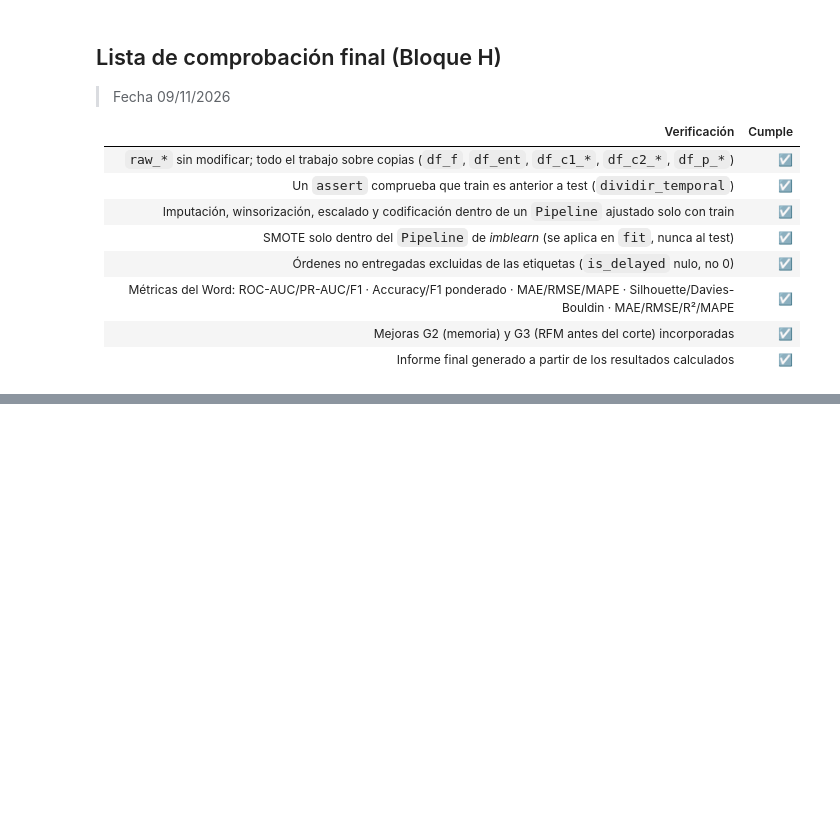
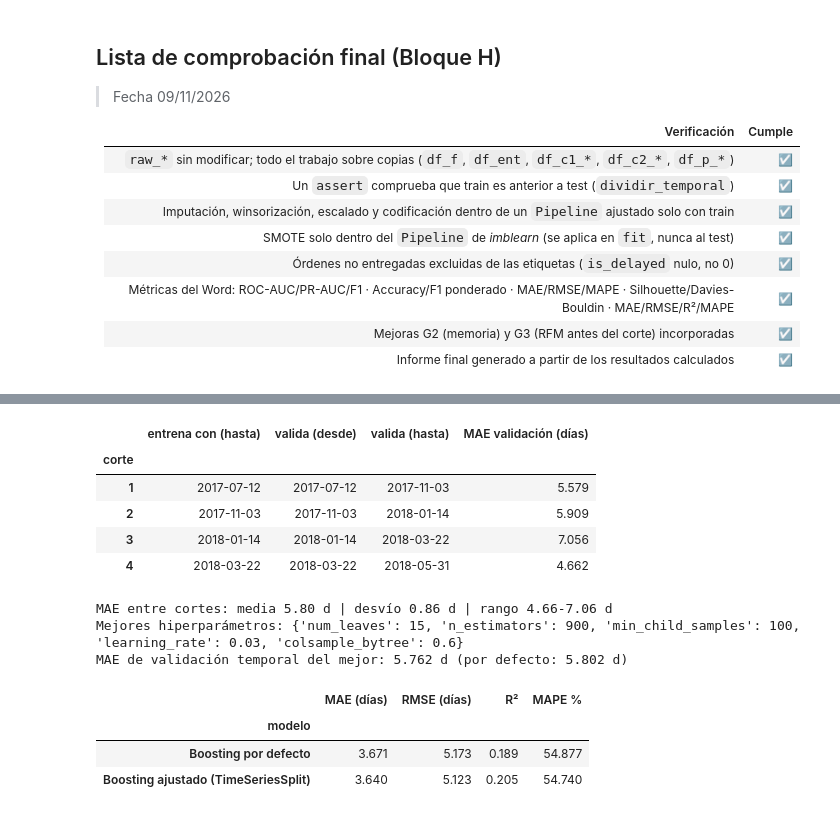
Before and after one commit to cmauriciocrescente-upc/Dataset-en-Colab, a Jupyter notebook: Actividad_21_10_26_OlistDataSets_Mauricio_Crescente.ipynb, the cells around one changed output, grey strips where cells are left out. Saved outputs shown, nothing was run; the diff lists cells and outputs as text; code cells hidden in the pictures; blank space fills up the shorter version.

```diff
--- a/Actividad_21_10_26_OlistDataSets_Mauricio_Crescente.ipynb
+++ b/Actividad_21_10_26_OlistDataSets_Mauricio_Crescente.ipynb
@@ -2649,0 +2909,54 @@ K-Means con **k = 4** (elegido por Silhouette con k ≥ 3) produce los siguiente
+# %%
+from sklearn.model_selection import TimeSeriesSplit, RandomizedSearchCV, cross_val_score   # validación temporal y búsqueda
+
+df_cv = df_p_tr.sort_values('order_purchase_timestamp').reset_index(drop=True)   # train ordenado cronológicamente (requisito de TimeSeriesSplit)
+X_cv, y_cv = df_cv[FEAT_P], df_cv[Y_COL].values                   # variables y objetivo del train
+tscv = TimeSeriesSplit(n_splits=4)                                # 4 cortes: entrena con el pasado y valida con el tramo siguiente
+
+# ---- 1) Estabilidad del modelo por defecto en cada corte ----
+modelo_def = armar_reg_con(boosting_defecto(), prep_p)            # modelo base de H.11
+maes = -cross_val_score(modelo_def, X_cv, y_cv, cv=tscv, scoring='neg_mean_absolute_error')   # MAE de cada corte (el signo se invierte)
+filas_cv = []                                                     # tabla de cortes
+for k, (i_tr, i_va) in enumerate(tscv.split(X_cv), start=1):      # recorre los cortes para mostrar sus fechas
+    filas_cv.append({'corte': k, 'entrena con (hasta)': df_cv['order_purchase_timestamp'].iloc[i_tr].max().date(),
+                     'valida (desde)': df_cv['order_purchase_timestamp'].iloc[i_va].min().date(),
+                     'valida (hasta)': df_cv['order_purchase_timestamp'].iloc[i_va].max().date(),
+                     'MAE validación (días)': maes[k - 1]})
+display(pd.DataFrame(filas_cv).set_index('corte').round(3))
+print(f'MAE entre cortes: media {maes.mean():.2f} d | desvío {maes.std():.2f} d | rango {maes.min():.2f}-{maes.max():.2f} d')
+
+# ---- 2) Búsqueda de hiperparámetros con validación temporal ----
+if HAY_LGBM:                                                      # nombres de parámetros según el regresor (Pipeline -> reg -> regressor)
+    espacio = {'reg__regressor__num_leaves': [15, 31, 63], 'reg__regressor__learning_rate': [0.03, 0.05, 0.1],
+               'reg__regressor__n_estimators': [300, 600, 900], 'reg__regressor__min_child_samples': [20, 50, 100],
+               'reg__regressor__colsample_bytree': [0.6, 0.8, 1.0]}
+else:
+    espacio = {'reg__regressor__max_leaf_nodes': [15, 31, 63], 'reg__regressor__learning_rate': [0.03, 0.05, 0.1],
+               'reg__regressor__max_iter': [200, 400, 600], 'reg__regressor__min_samples_leaf': [20, 50, 100]}
+busqueda = RandomizedSearchCV(armar_reg_con(boosting_defecto(), prep_p), espacio, n_iter=8, cv=tscv,
+                              scoring='neg_mean_absolute_error', random_state=SEMILLA, n_jobs=1, refit=True)   # refit=True: reentrena el mejor con todo el train
+busqueda.fit(X_cv, y_cv)                                          # prueba 8 combinaciones x 4 cortes
+print('Mejores hiperparámetros:', {k.split('__')[-1]: v for k, v in busqueda.best_params_.items()})
+print(f'MAE de validación temporal del mejor: {-busqueda.best_score_:.3f} d (por defecto: {maes.mean():.3f} d)')
+
+# ---- 3) Evaluación final en test (una sola vez) ----
+modelo_def.fit(X_cv, y_cv)                                        # modelo por defecto reentrenado con todo el train
+tabla_cv = pd.DataFrame([
+    metricas_reg('Boosting por defecto', y_te, modelo_def.predict(df_p_te[FEAT_P])),
+    metricas_reg('Boosting ajustado (TimeSeriesSplit)', y_te, busqueda.predict(df_p_te[FEAT_P]))]).set_index('modelo')
+display(tabla_cv.round(3))
+RESULTADOS['cv_temporal'] = {'maes': maes, 'tabla': tabla_cv, 'mejores': busqueda.best_params_}
+# %% [output]
+|  | entrena con (hasta) | valida (desde) | valida (hasta) | MAE validación (días) |
+| corte |  |  |  |  |
+| 1 | 2017-07-12 | 2017-07-12 | 2017-11-03 | 5.579 |
+| 2 | 2017-11-03 | 2017-11-03 | 2018-01-14 | 5.909 |
+| 3 | 2018-01-14 | 2018-01-14 | 2018-03-22 | 7.056 |
+| 4 | 2018-03-22 | 2018-03-22 | 2018-05-31 | 4.662 |
+MAE entre cortes: media 5.80 d | desvío 0.86 d | rango 4.66-7.06 d
+Mejores hiperparámetros: {'num_leaves': 15, 'n_estimators': 900, 'min_child_samples': 100, 'learning_rate': 0.03, 'colsample_bytree': 0.6}
+MAE de validación temporal del mejor: 5.762 d (por defecto: 5.802 d)
+|  | MAE (días) | RMSE (días) | R² | MAPE % |
+| modelo |  |  |  |  |
+| Boosting por defecto | 3.671 | 5.173 | 0.189 | 54.877 |
+| Boosting ajustado (TimeSeriesSplit) | 3.640 | 5.123 | 0.205 | 54.740 |
```
Also changed, not shown: parts of 13 cells of this notebook.
